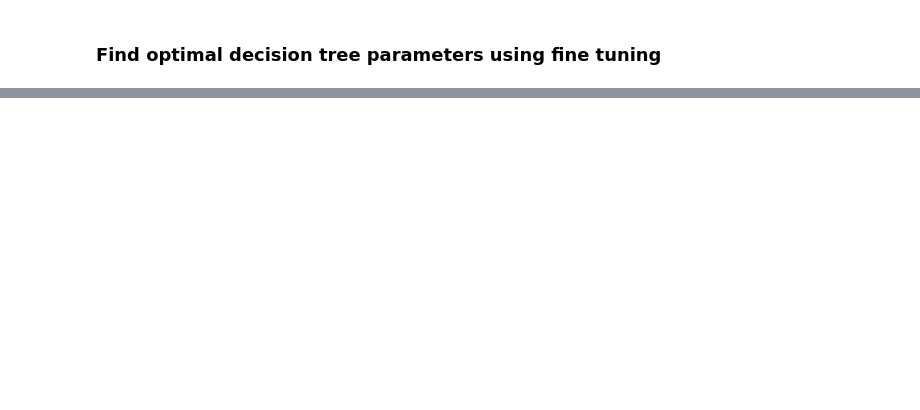
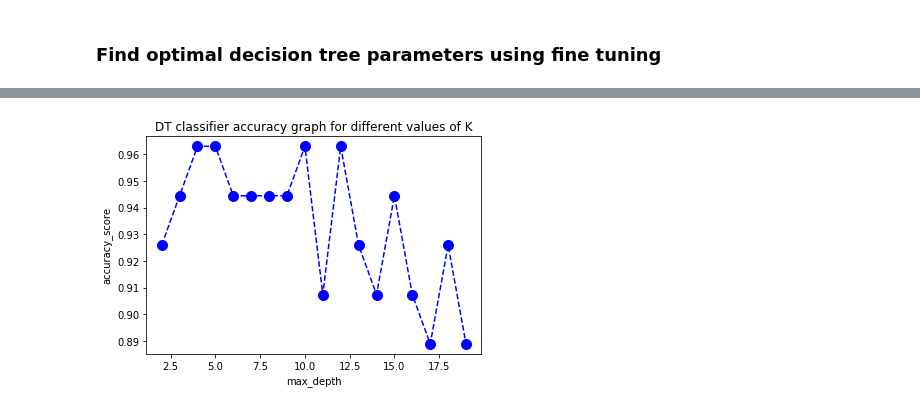
Before and after one commit to abhishekp10/ds_Classifier_CrossVal, a Jupyter notebook: Base-line experiments.ipynb, the cells around one changed output, grey strips where cells are left out. Cells and saved outputs as stored; diff of their text form; code cells hidden in the pictures; blank space fills up the shorter version.

```diff
--- a/Base-line experiments.ipynb
+++ b/Base-line experiments.ipynb
@@ -187,0 +211,23 @@ print(knn_gscv.best_score_)
+# %%
+from matplotlib import pyplot as plt
+import numpy as np
+
+data_train, data_test, labels_train, labels_test = train_test_split(data, labels,
+                                                        test_size=0.3,
+                                                        random_state = 42)
+accvar = []
+
+for i in range (2,20):
+    labels_pred = DecisionTreeClassifier(max_depth=i,criterion="entropy",splitter="random").fit(data_train, labels_train).predict(data_test)
+    #rint("i:",i)
+    accvar.append(metrics.accuracy_score(labels_test, labels_pred))
+    #rint("Accuracy:",metrics.accuracy_score(labels_test, labels_pred))
+
+
+plt.plot( range(2, 20),accvar,color='blue', linestyle='dashed', marker='o',markerfacecolor='blue', markersize=10)
+plt.title('DT classifier accuracy graph for different values of K')
+plt.xlabel('max_depth')
+plt.ylabel('accuracy_score')
+plt.show()
+# %% [output]
+[figure, added]
```
Also changed, not shown: parts of 10 cells of this notebook.
